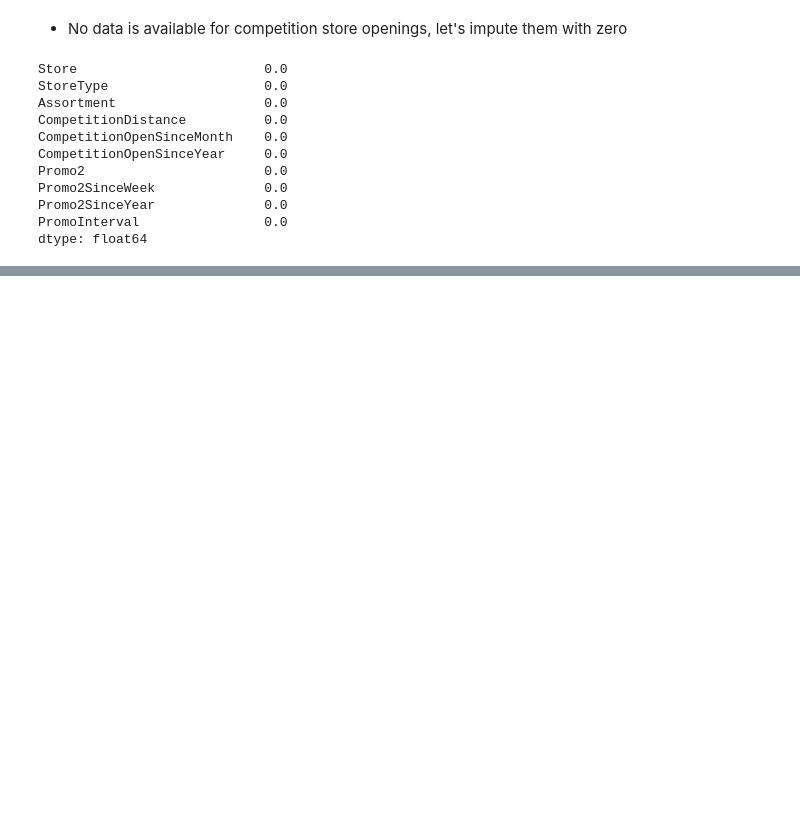
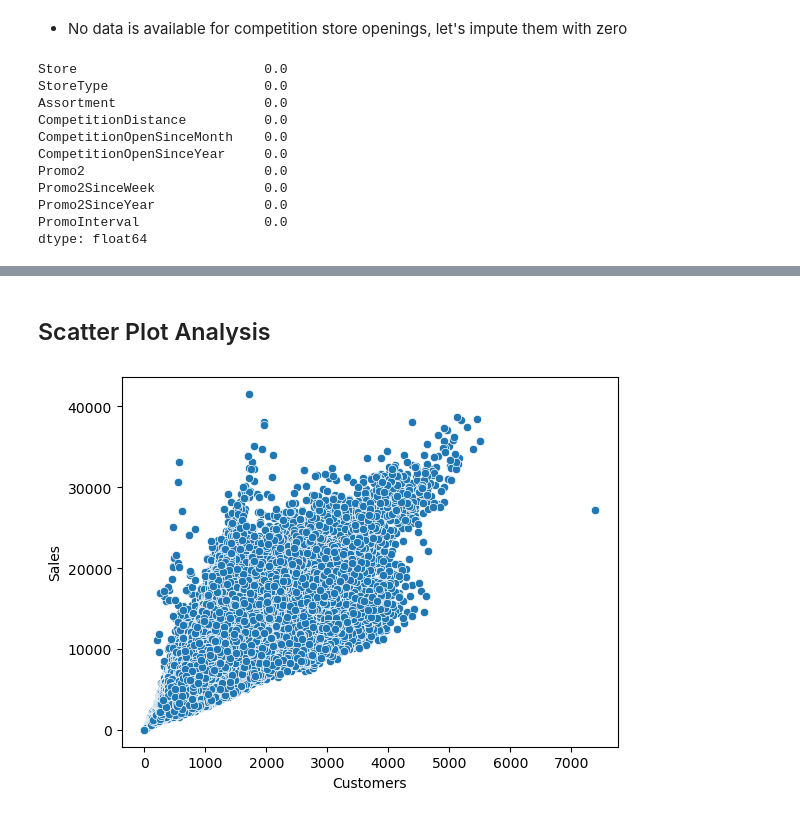
Before and after one commit to SanjayaKumarSahoo/rossmann-drug-timeseries-forecast, a Jupyter notebook: rossmann-drug-timeseries-forecast.ipynb, the cells around one changed output, grey strips where cells are left out. Drawn from its saved outputs; the diff is of its cells as text; code cells hidden in the pictures; blank space fills up the shorter version.

```diff
--- a/rossmann-drug-timeseries-forecast.ipynb
+++ b/rossmann-drug-timeseries-forecast.ipynb
@@ -360,0 +436,7 @@ dtype: float64
+# %% [markdown]
+## Scatter Plot Analysis
+# %%
+sns.scatterplot(x = 'Customers', y = 'Sales', data = train)
+plt.show()
+# %% [output]
+[figure, added]
```
Also changed, not shown: parts of 22 cells of this notebook.
